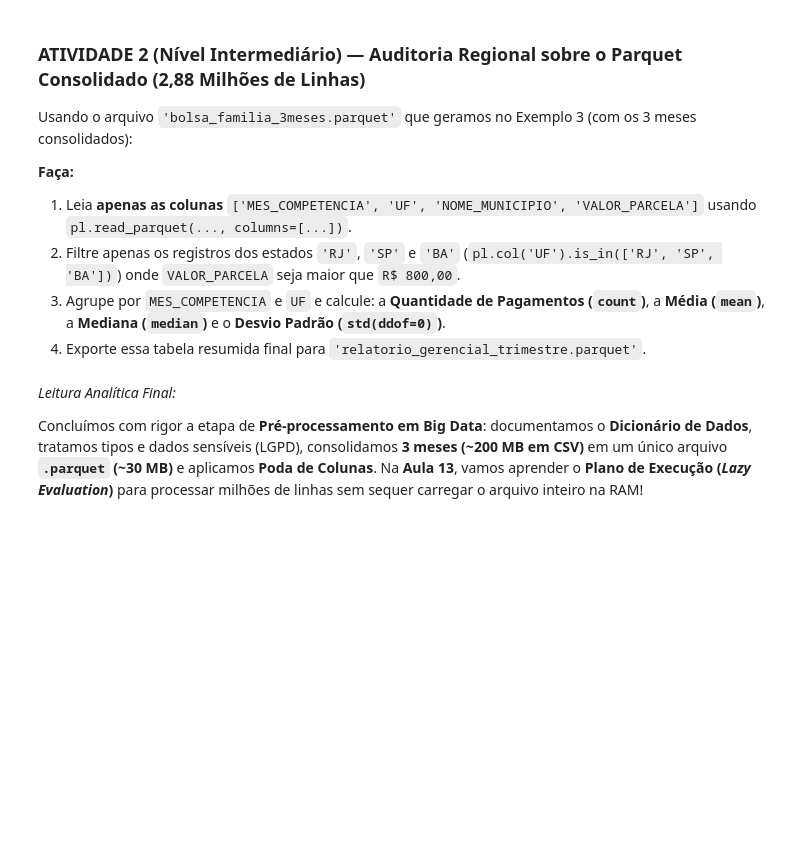
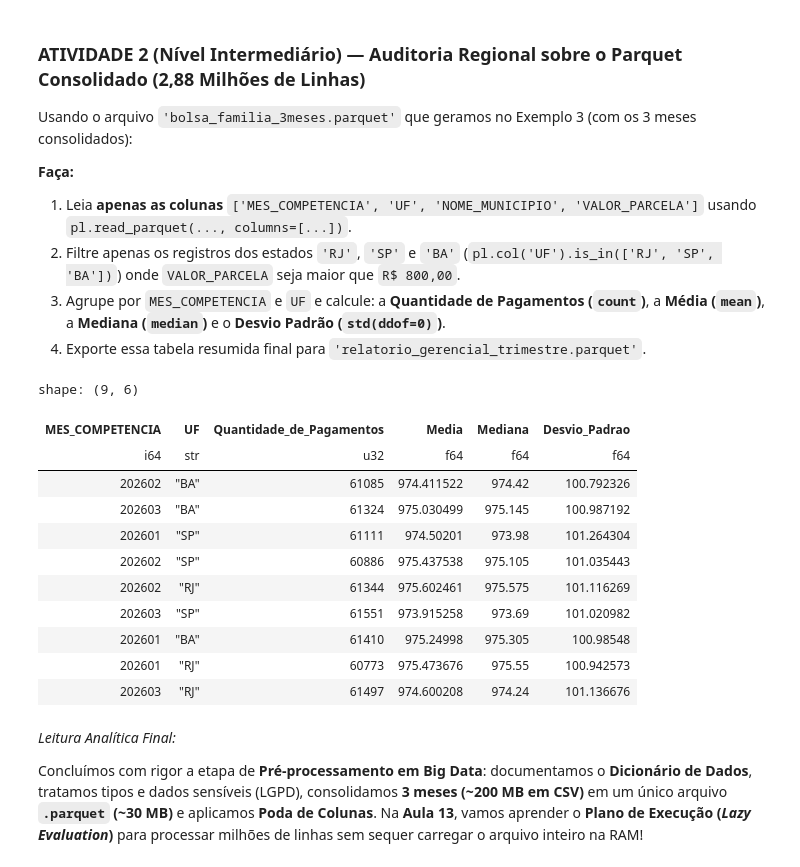
Before and after one commit to F0rtyF0ur/Estatisca-Descritiva, a Jupyter notebook: UC2/Código/12_00__Big_Data_Pre_Processamento_e_Parquet_aluno.ipynb, the cells around one changed output. Drawn from its saved outputs; the diff is of its cells as text; code cells hidden in the pictures; blank space fills up the shorter version.

```diff
--- a/UC2/Código/12_00__Big_Data_Pre_Processamento_e_Parquet_aluno.ipynb
+++ b/UC2/Código/12_00__Big_Data_Pre_Processamento_e_Parquet_aluno.ipynb
@@ -366,6 +394,39 @@ Usando o arquivo `'bolsa_familia_3meses.parquet'` que geramos no Exemplo 3 (com
 4. Exporte essa tabela resumida final para `'relatorio_gerencial_trimestre.parquet'`.
 # %%
 # Escreva aqui o código da Atividade 2 (Nível Intermediário):
+import numpy as np
+
+df = pl.read_parquet('bolsa_familia_3meses.parquet', columns=['MES_COMPETENCIA', 'UF', 'NOME_MUNICIPIO', 'VALOR_PARCELA'])
+
+df_filtro= (df.filter(pl.col('UF').is_in(['RJ', 'SP', 'BA'])))
+
+relatorio_trimestre = (
+    df_filtro
+     .filter(pl.col('VALOR_PARCELA') > 800)
+        .group_by('MES_COMPETENCIA', 'UF')
+        .agg([
+            pl.col('VALOR_PARCELA').count().alias('Quantidade_de_Pagamentos'),
+            pl.col('VALOR_PARCELA').mean().alias('Media'),
+            pl.col('VALOR_PARCELA').median().alias('Mediana'),
+            pl.col('VALOR_PARCELA').std(ddof=0).alias('Desvio_Padrao')
+        ])
+        )
+
+relatorio_trimestre.write_parquet('relatorio_gerencial_trimestre.parquet')
+pl.read_parquet('relatorio_gerencial_trimestre.parquet')
+# %% [output]
+shape: (9, 6)
+| MES_COMPETENCIA | UF | Quantidade_de_Pagamentos | Media | Mediana | Desvio_Padrao |
+| i64 | str | u32 | f64 | f64 | f64 |
+| 202602 | "BA" | 61085 | 974.411522 | 974.42 | 100.792326 |
+| 202603 | "BA" | 61324 | 975.030499 | 975.145 | 100.987192 |
+| 202601 | "SP" | 61111 | 974.50201 | 973.98 | 101.264304 |
+| 202602 | "SP" | 60886 | 975.437538 | 975.105 | 101.035443 |
+| 202602 | "RJ" | 61344 | 975.602461 | 975.575 | 101.116269 |
+| 202603 | "SP" | 61551 | 973.915258 | 973.69 | 101.020982 |
+| 202601 | "BA" | 61410 | 975.24998 | 975.305 | 100.98548 |
+| 202601 | "RJ" | 60773 | 975.473676 | 975.55 | 100.942573 |
+| 202603 | "RJ" | 61497 | 974.600208 | 974.24 | 101.136676 |
 # %% [markdown]
 *Leitura Analítica Final:*
 
```
Also changed, not shown: parts of 3 cells of this notebook.
